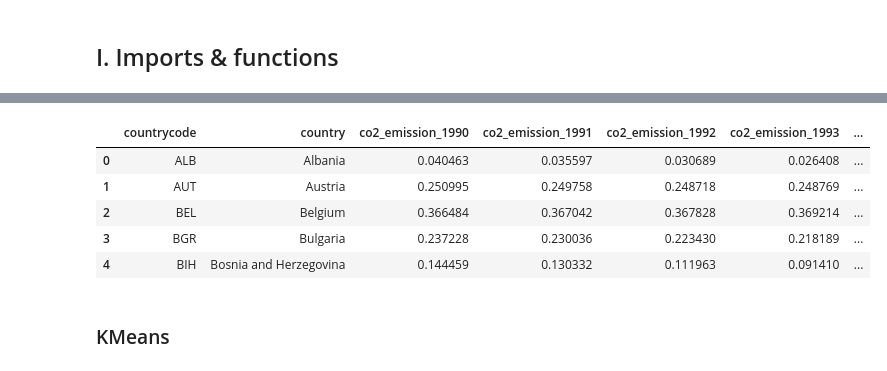
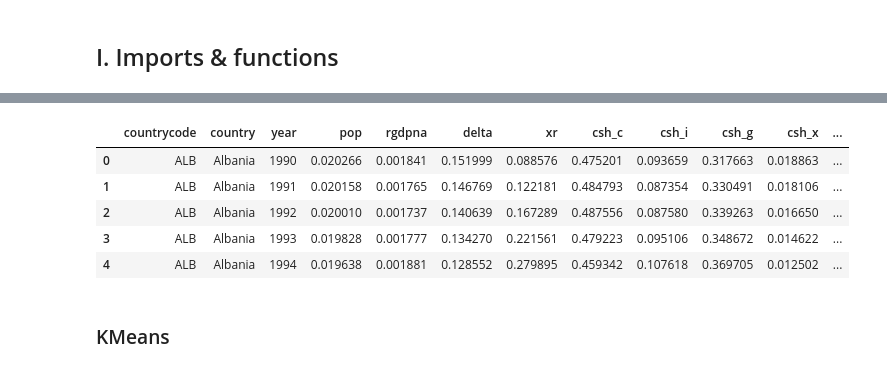
Before and after one commit to amakarewicz/BEngThesis, a Jupyter notebook: Clustering.ipynb, the cells around one changed output, grey strips where cells are left out. Drawn from its saved outputs; the diff is of its cells as text; code cells hidden in the pictures.

```diff
--- a/Clustering.ipynb
+++ b/Clustering.ipynb
@@ -24,13 +43,13 @@ pd.options.display.max_colwidth = None
 # %%
-data = pd.read_csv('data/data_flat.csv')
+data = pd.read_csv('data/data.csv')
 data.head()
 # %% [output]
-|  | countrycode | country | co2_emission_1990 | co2_emission_1991 | co2_emission_1992 | co2_emission_1993 | ... |
-| 0 | ALB | Albania | 0.040463 | 0.035597 | 0.030689 | 0.026408 | ... |
-| 1 | AUT | Austria | 0.250995 | 0.249758 | 0.248718 | 0.248769 | ... |
-| 2 | BEL | Belgium | 0.366484 | 0.367042 | 0.367828 | 0.369214 | ... |
-| 3 | BGR | Bulgaria | 0.237228 | 0.230036 | 0.223430 | 0.218189 | ... |
-| 4 | BIH | Bosnia and Herzegovina | 0.144459 | 0.130332 | 0.111963 | 0.091410 | ... |
+|  | countrycode | country | year | pop | rgdpna | delta | xr | csh_c | csh_i | csh_g | csh_x | ... |
+| 0 | ALB | Albania | 1990 | 0.020266 | 0.001841 | 0.151999 | 0.088576 | 0.475201 | 0.093659 | 0.317663 | 0.018863 | ... |
+| 1 | ALB | Albania | 1991 | 0.020158 | 0.001765 | 0.146769 | 0.122181 | 0.484793 | 0.087354 | 0.330491 | 0.018106 | ... |
+| 2 | ALB | Albania | 1992 | 0.020010 | 0.001737 | 0.140639 | 0.167289 | 0.487556 | 0.087580 | 0.339263 | 0.016650 | ... |
+| 3 | ALB | Albania | 1993 | 0.019828 | 0.001777 | 0.134270 | 0.221561 | 0.479223 | 0.095106 | 0.348672 | 0.014622 | ... |
+| 4 | ALB | Albania | 1994 | 0.019638 | 0.001881 | 0.128552 | 0.279895 | 0.459342 | 0.107618 | 0.369705 | 0.012502 | ... |
 # %% [markdown]
 ### KMeans
 # %%
```
Also changed, not shown: parts of 21 cells of this notebook, 2 other files.
